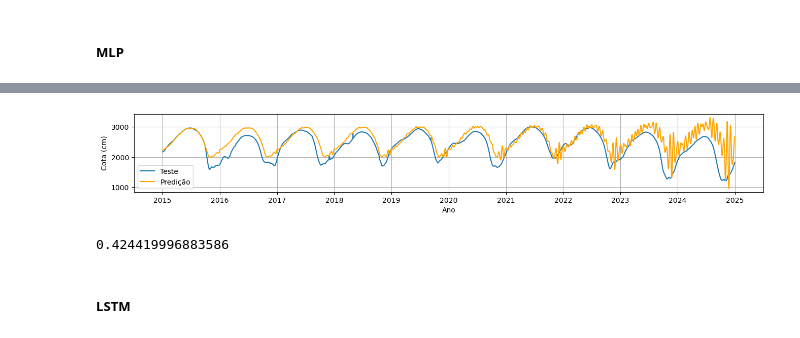
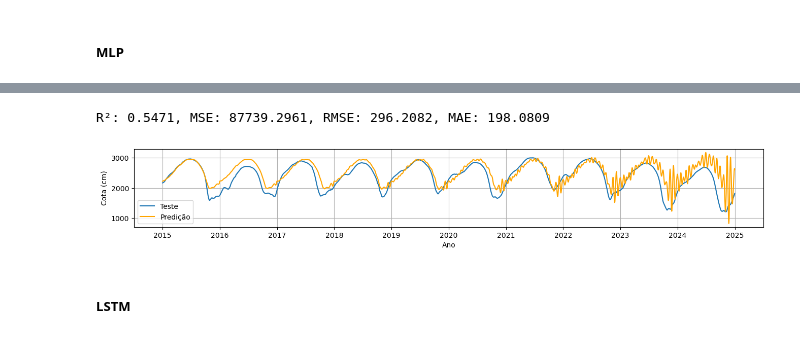
Before and after one commit to DioGS17/ML-HidroPrev, a Jupyter notebook: teste_estacao_14990000_tf.ipynb, the cells around one changed output, grey strips where cells are left out. Cells and saved outputs as stored; diff of their text form; code cells hidden in the pictures.

```diff
--- a/teste_estacao_14990000_tf.ipynb
+++ b/teste_estacao_14990000_tf.ipynb
@@ -93,4 +71,8 @@ mlp = keras.models.Sequential([
     keras.layers.Dense(11, activation='relu'),
     keras.layers.Dense(1)
 ])
+
+mlp.compile(loss='mse', metrics=[keras.metrics.R2Score()], optimizer='adam')
+
+mlp.fit(x_shifts.iloc[window_length:], treino['14990000'][window_length:], epochs=1000, verbose=0)
 # %% [output]
@@ -100,2 +86,0 @@ mlp.compile(loss='mse', metrics=[keras.metrics.R2Score()], optimizer='adam')
-# %%
-mlp.fit(x_shifts.iloc[window_length:], treino['14990000'][window_length:], epochs=1000, verbose=2)
@@ -140,23 +98,27 @@ for i in range(len(teste)):
 # %%
 y_pred = pd.DataFrame(test_predictions)
 y_pred.index = teste['14990000'].index
+
+r2 = r2_score(teste['14990000'], y_pred)
+mse = mean_squared_error(teste['14990000'], y_pred)
+rmse = root_mean_squared_error(teste['14990000'], y_pred)
+mae = mean_absolute_error(teste['14990000'], y_pred)
+
+print(f'R²: {r2:.4f}, MSE: {mse:.4f}, RMSE: {rmse:.4f}, MAE: {mae:.4f}')
 
 plt.figure(figsize=(16, 2))
 plt.plot(teste['14990000'], label='Teste')
 plt.plot(y_pred, label='Predição', color='orange')
 plt.gca().xaxis.set_major_locator(mdates.YearLocator())
 plt.gca().xaxis.set_major_formatter(mdates.DateFormatter('%Y'))
 plt.grid(True)
 plt.xlabel('Ano')
 plt.ylabel('Cota (cm)')
 plt.legend()
 plt.show()
 # %% [output]
+R²: 0.5471, MSE: 87739.2961, RMSE: 296.2082, MAE: 198.0809
-[figure, old version]
+[figure, new version]
-# %%
-r2_score(teste['14990000'], y_pred)
-# %% [output]
-0.424419996883586
 # %% [markdown]
 ##### LSTM
 # %%
```
Also changed, not shown: parts of 19 cells of this notebook, 4 other files.
